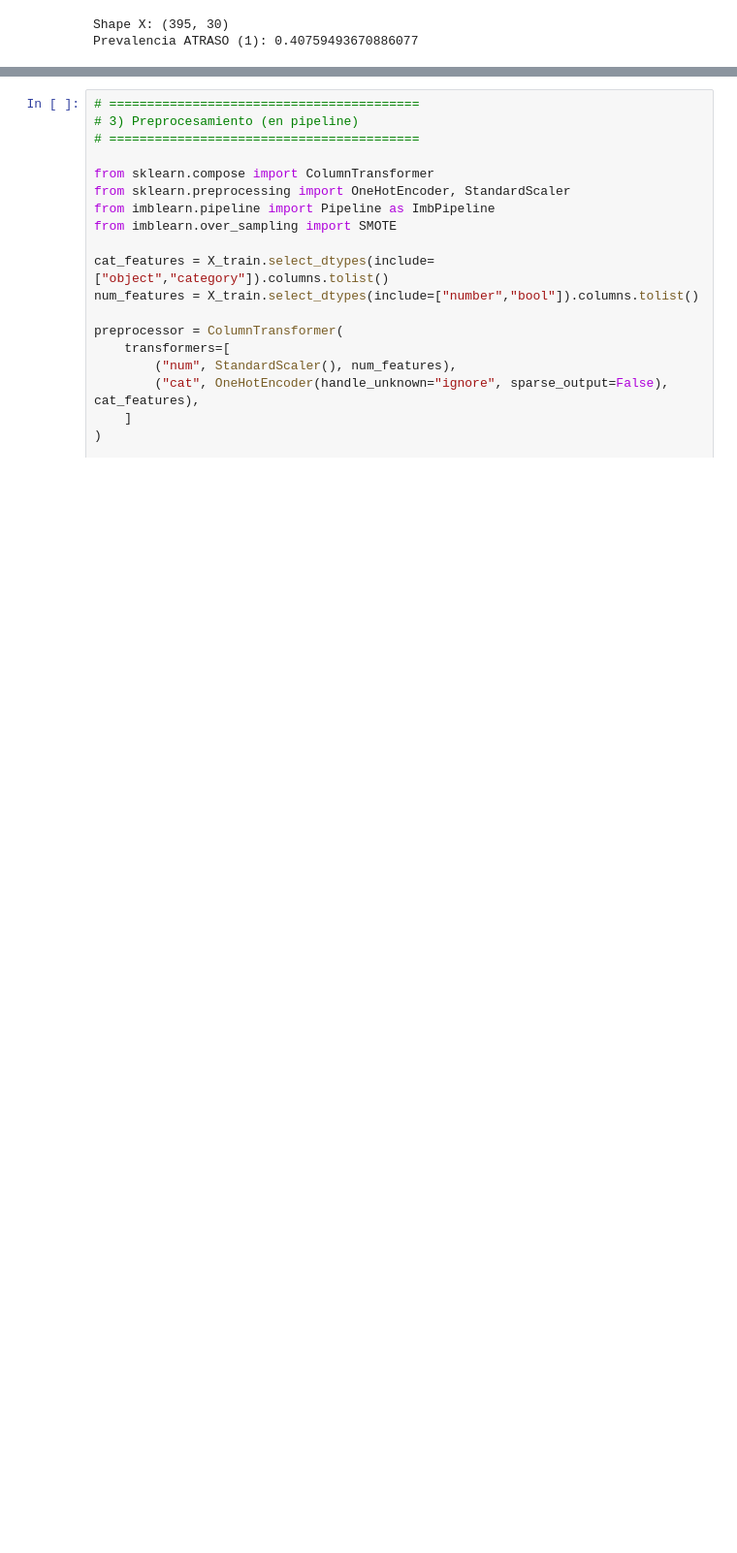
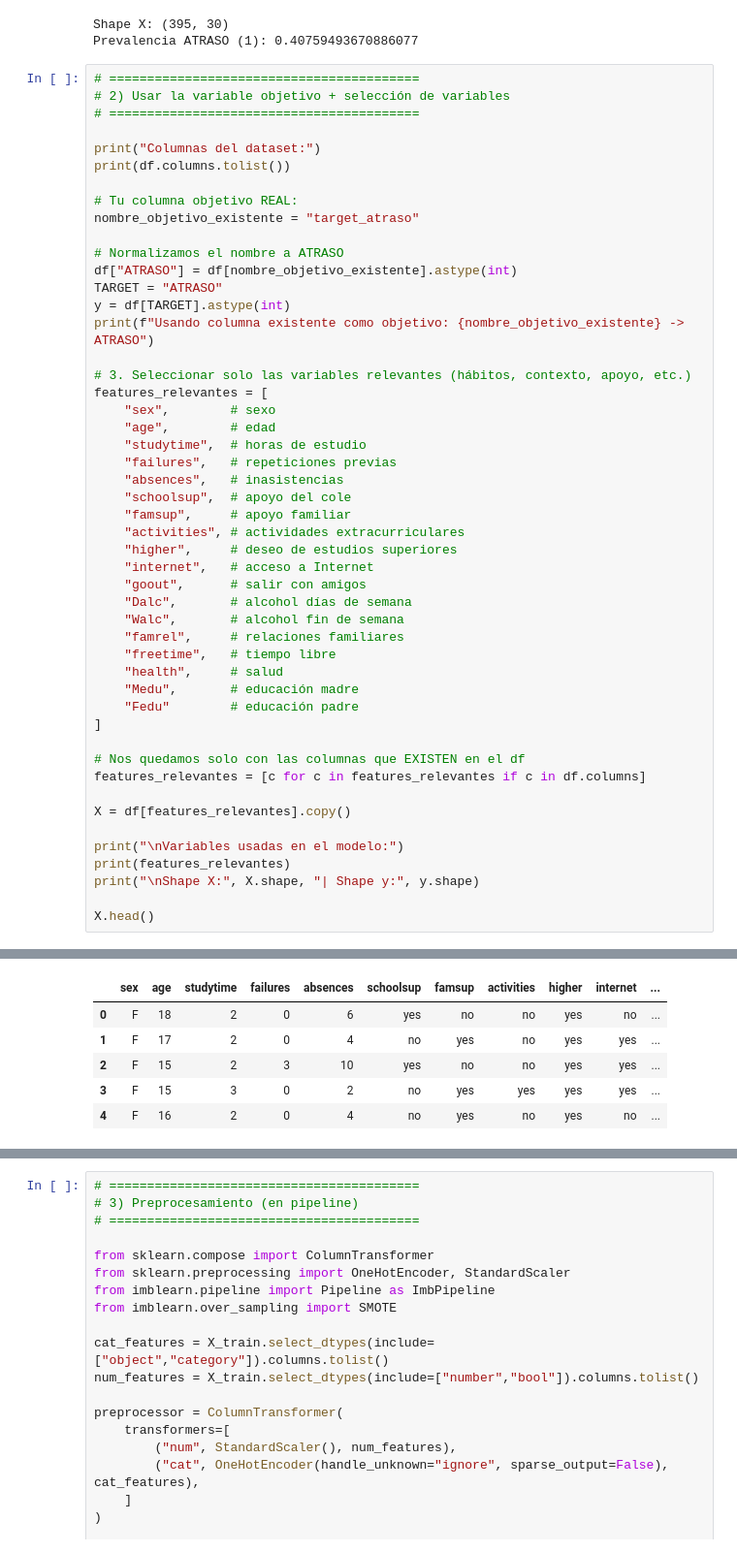
Before and after one commit to AlvaroXD12/demost, a Jupyter notebook: Clasificación_mineria.ipynb, the cells around one changed output, grey strips where cells are left out. Shown at 97% size. Cells and saved outputs as stored; diff of their text form; blank space fills up the shorter version.

```diff
--- a/Clasificación_mineria.ipynb
+++ b/Clasificación_mineria.ipynb
@@ -31,3 +31,53 @@ print("Prevalencia ATRASO (1):", (y == 1).mean())
 # %% [output]
 Shape X: (395, 30)
 Prevalencia ATRASO (1): 0.40759493670886077
+# %%
+# =========================================
+# 2) Usar la variable objetivo + selección de variables
+# =========================================
+
+print("Columnas del dataset:")
+print(df.columns.tolist())
+
+# Tu columna objetivo REAL:
+nombre_objetivo_existente = "target_atraso"
+
+# Normalizamos el nombre a ATRASO
+df["ATRASO"] = df[nombre_objetivo_existente].astype(int)
+TARGET = "ATRASO"
+y = df[TARGET].astype(int)
+print(f"Usando columna existente como objetivo: {nombre_objetivo_existente} -> ATRASO")
+
+# 3. Seleccionar solo las variables relevantes (hábitos, contexto, apoyo, etc.)
+features_relevantes = [
+    "sex",        # sexo
+    "age",        # edad
+    "studytime",  # horas de estudio
+    "failures",   # repeticiones previas
+    "absences",   # inasistencias
+    "schoolsup",  # apoyo del cole
+    "famsup",     # apoyo familiar
+    "activities", # actividades extracurriculares
+    "higher",     # deseo de estudios superiores
+    "internet",   # acceso a Internet
+    "goout",      # salir con amigos
+    "Dalc",       # alcohol días de semana
+    "Walc",       # alcohol fin de semana
+    "famrel",     # relaciones familiares
+    "freetime",   # tiempo libre
+    "health",     # salud
+    "Medu",       # educación madre
+    "Fedu"        # educación padre
+]
+
+# Nos quedamos solo con las columnas que EXISTEN en el df
+features_relevantes = [c for c in features_relevantes if c in df.columns]
+
+X = df[features_relevantes].copy()
+
+print("\nVariables usadas en el modelo:")
+print(features_relevantes)
+print("\nShape X:", X.shape, "| Shape y:", y.shape)
+
+X.head()
+# %% [output]
@@ -34,3 +92,9 @@ Prevalencia ATRASO (1): 0.40759493670886077
+|  | sex | age | studytime | failures | absences | schoolsup | famsup | activities | higher | internet | ... |
+| 0 | F | 18 | 2 | 0 | 6 | yes | no | no | yes | no | ... |
+| 1 | F | 17 | 2 | 0 | 4 | no | yes | no | yes | yes | ... |
+| 2 | F | 15 | 2 | 3 | 10 | yes | no | no | yes | yes | ... |
+| 3 | F | 15 | 3 | 0 | 2 | no | yes | yes | yes | yes | ... |
+| 4 | F | 16 | 2 | 0 | 4 | no | yes | no | yes | no | ... |
 # %%
 # =========================================
 # 2) Split temprano (80/20)
```
Also changed, not shown: parts of 10 cells of this notebook, 3 other files.
